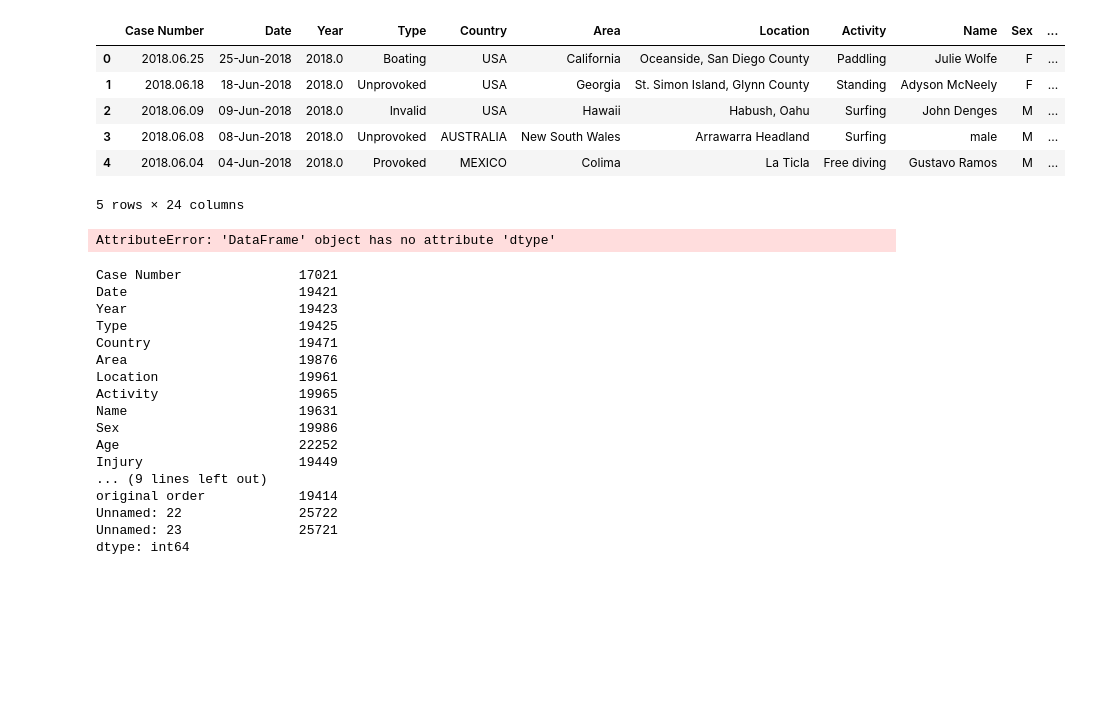
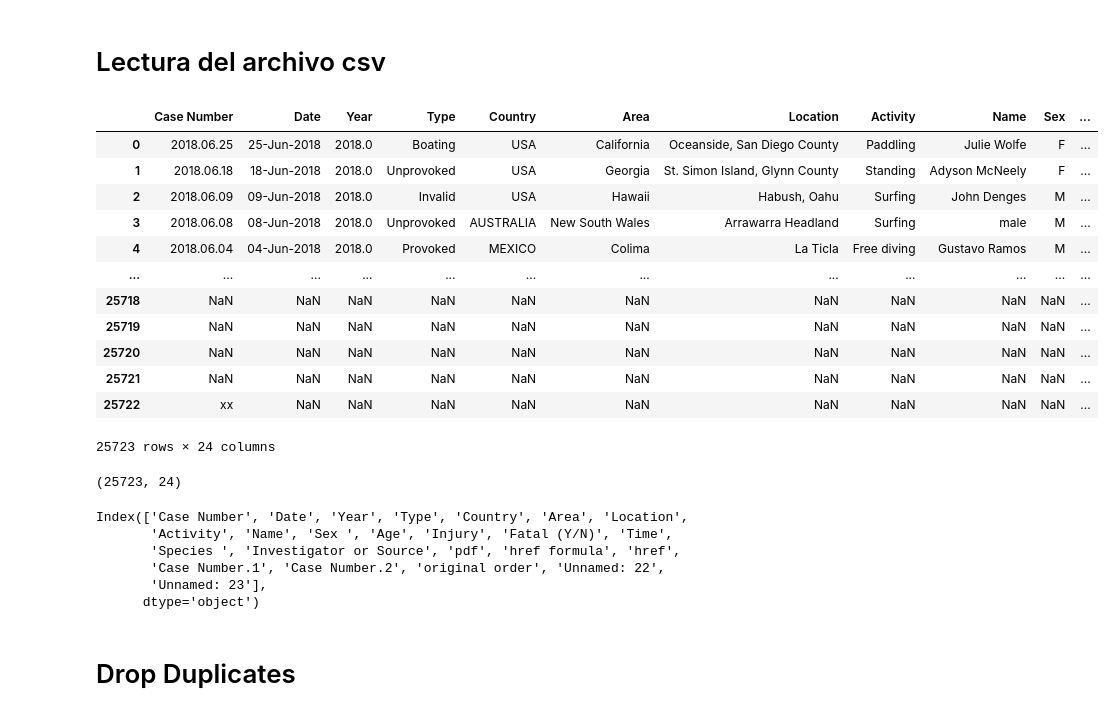
Before and after one commit to ironhack-datalabs/datamex0120, a Jupyter notebook: module-1/pandas-project/your-code/proyecto.ipynb, the cells around one changed output. Cells and saved outputs as stored; diff of their text form; code cells hidden in the pictures; blank space fills up the shorter version.

```diff
--- a/module-1/pandas-project/your-code/proyecto.ipynb
+++ b/module-1/pandas-project/your-code/proyecto.ipynb
@@ -3,39 +4,37 @@ import pandas as pd
+# %% [markdown]
+# Lectura del archivo csv
 # %%
 # lee el archivo con un encoding diferente a utf-8 ya que no reconoce ciertos caracteres dentro de el csv
 shark = pd.read_csv('attacks.csv',encoding = "ISO-8859-1")
-shark_info = pd.DataFrame(shark_info)
+shark_info = pd.DataFrame(shark)
 # %%
-shark_info.head()
+shark_info
 # %% [output]
 |  | Case Number | Date | Year | Type | Country | Area | Location | Activity | Name | Sex | ... |
 | 0 | 2018.06.25 | 25-Jun-2018 | 2018.0 | Boating | USA | California | Oceanside, San Diego County | Paddling | Julie Wolfe | F | ... |
 | 1 | 2018.06.18 | 18-Jun-2018 | 2018.0 | Unprovoked | USA | Georgia | St. Simon Island, Glynn County | Standing | Adyson McNeely | F | ... |
 | 2 | 2018.06.09 | 09-Jun-2018 | 2018.0 | Invalid | USA | Hawaii | Habush, Oahu | Surfing | John Denges | M | ... |
 | 3 | 2018.06.08 | 08-Jun-2018 | 2018.0 | Unprovoked | AUSTRALIA | New South Wales | Arrawarra Headland | Surfing | male | M | ... |
 | 4 | 2018.06.04 | 04-Jun-2018 | 2018.0 | Provoked | MEXICO | Colima | La Ticla | Free diving | Gustavo Ramos | M | ... |
+| ... | ... | ... | ... | ... | ... | ... | ... | ... | ... | ... | ... |
+| 25718 | NaN | NaN | NaN | NaN | NaN | NaN | NaN | NaN | NaN | NaN | ... |
+| 25719 | NaN | NaN | NaN | NaN | NaN | NaN | NaN | NaN | NaN | NaN | ... |
+| 25720 | NaN | NaN | NaN | NaN | NaN | NaN | NaN | NaN | NaN | NaN | ... |
+| 25721 | NaN | NaN | NaN | NaN | NaN | NaN | NaN | NaN | NaN | NaN | ... |
+| 25722 | xx | NaN | NaN | NaN | NaN | NaN | NaN | NaN | NaN | NaN | ... |
-5 rows × 24 columns
+25723 rows × 24 columns
 # %%
-shark_info.dtype
+shark_info.shape
 # %% [output]
-AttributeError: 'DataFrame' object has no attribute 'dtype'
+(25723, 24)
-# %%
-# muestra de el numero de tablas que contienen valores nulos
-shark_info.isnull().sum()
-# %% [output]
-Case Number               17021
-Date                      19421
-Year                      19423
-Type                      19425
-Country                   19471
-Area                      19876
-Location                  19961
-Activity                  19965
-Name                      19631
-Sex                       19986
-Age                       22252
-Injury                    19449
-... (9 lines left out)
-original order            19414
-Unnamed: 22               25722
-Unnamed: 23               25721
-dtype: int64
+# %%
+shark_info.columns
+# %% [output]
+Index(['Case Number', 'Date', 'Year', 'Type', 'Country', 'Area', 'Location',
+       'Activity', 'Name', 'Sex ', 'Age', 'Injury', 'Fatal (Y/N)', 'Time',
+       'Species ', 'Investigator or Source', 'pdf', 'href formula', 'href',
+       'Case Number.1', 'Case Number.2', 'original order', 'Unnamed: 22',
+       'Unnamed: 23'],
+      dtype='object')
+# %% [markdown]
+# Drop Duplicates
```
Also changed, not shown: parts of 41 cells of this notebook.
